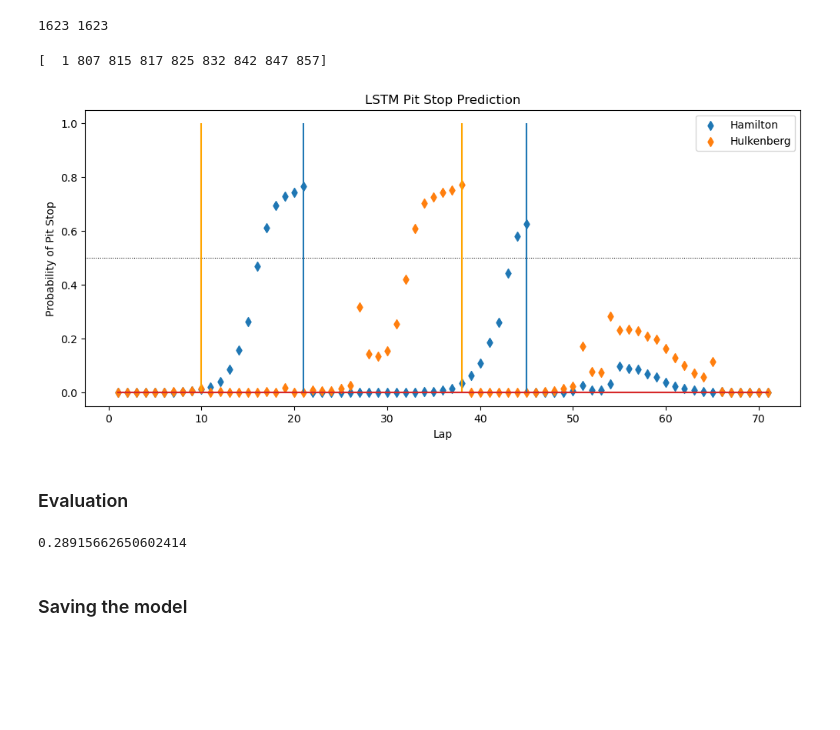
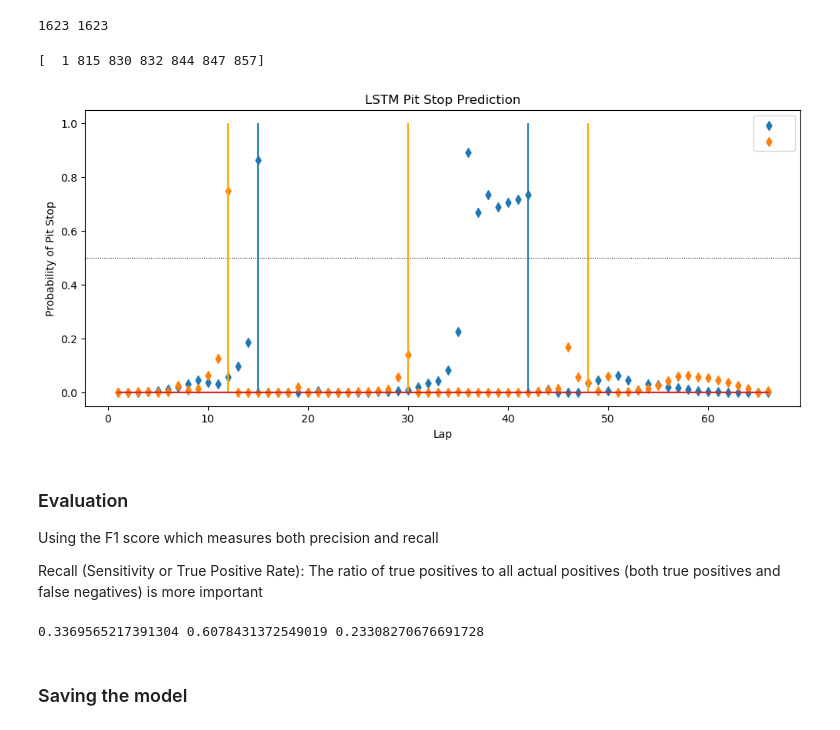
Before and after one commit to krwiles/capstone-project, a Jupyter notebook: project.ipynb, the cells around one changed output. Saved outputs shown, nothing was run; the diff lists cells and outputs as text; code cells hidden in the pictures; blank space fills up the shorter version.

```diff
--- a/project.ipynb
+++ b/project.ipynb
@@ -500,7 +485,7 @@ def LSTM_data_batches(X, y):
     j = 0
     for i in range(len(X)):
 
-        if X[i][2][4] > 0.99:
+        if X[i][2][4] > 0.999: # race progress == 1 (end of race)
             X_batches.append(X[j:i+1])
             y_batches.append(y[j:i+1])
             j = i + 1
@@ -531,11 +516,13 @@ class LSTMHybrid(nn.Module):
         )
 
     def forward(self, x):
-        # Pass through LSTM layers
-        out, _ = self.lstm(x)  # No need to initialize hidden states manually
+        hidden_states = torch.zeros(self.num_layers, x.size(0), self.hidden_size)
+        cell_states = torch.zeros(self.num_layers, x.size(0), self.hidden_size)
+
+        out, _ = self.lstm(x, (hidden_states, cell_states)) # pass through LSTM layers
         out = out[:, -1, :]  # Get the output of the last time step
 
-        # Pass through fully connected layers
+        # pass through fully connected layers
         out = self.fc_layers(out)
 
         return out
@@ -550,13 +537,15 @@ optimizer = optim.Adam(model.parameters(), lr=0.0005)
 # %% [output]
 tensor(35.4897)
 # %%
-num_epochs = 30
+num_epochs = 25
 losses = []
+data_loader = list(zip(X_train_batches, y_train_batches))
 
 for epoch in range(num_epochs):
     epoch_loss = 0
 
-    for X_batch, y_batch in zip(X_train_batches, y_train_batches):
+#    random.shuffle(data_loader)
+    for X_batch, y_batch in data_loader:
         # forward pass
         y_pred = model(X_batch)
         loss = criterion(y_pred, y_batch)
@@ -650,34 +620,40 @@ print(len(X_test_original), len(result))
 # %%
 test = df_test.copy()
 test['predictedNext'] = result
-race1 = test[test['raceId'] == 1131] # 1131 most recent
+race1 = test[test['raceId'] == 1130] # 1131 most recent
 print(race1['driverId'].unique())
-driver1_1 = race1[race1['driverId'] == 847] #1 847
-driver2_1 = race1[race1['driverId'] == 807] #807 #832 is good
+driver1_1 = race1[race1['driverId'] == 1] #1 847
+driver2_1 = race1[race1['driverId'] == 815] #807 #832 is good 815
 # %% [output]
-[  1 807 815 817 825 832 842 847 857]
+[  1 815 830 832 844 847 857]
 # %%
 plt.figure(figsize=(12,5))
 plt.axhline(y=0.5, color='black', linestyle=':', linewidth=0.75)
-plt.scatter(driver1_1['lap'], driver1_1['predictedNext'], marker='d', label='Hamilton')
+plt.scatter(driver1_1['lap'], driver1_1['predictedNext'], marker='d', label=' ')
 plt.stem(driver1_1['lap'], driver1_1['pitNext'], markerfmt='none')
-plt.scatter(driver2_1['lap'], driver2_1['predictedNext'], marker='d', label='Hulkenberg')
+plt.scatter(driver2_1['lap'], driver2_1['predictedNext'], marker='d', label=' ')
 plt.stem(driver2_1['lap'], driver2_1['pitNext'], markerfmt='none', linefmt='orange')
 plt.xlabel('Lap')
 plt.ylabel('Probability of Pit Stop')
 plt.title('LSTM Pit Stop Prediction')
 plt.legend()
 plt.show()
 # %% [output]
-[figure, old version]
+[figure, new version]
 # %% [markdown]
 ### Evaluation
+
+Using the F1 score which measures both precision and recall
+
+Recall (Sensitivity or True Positive Rate): The ratio of true positives to all actual positives (both true positives and false negatives) is more important
 # %%
-#F1 score
 f1 = f1_score((test['pitNext'] > 0), (test['predictedNext'] >= 0.5))
-print(f1)
+recall = recall_score((test['pitNext'] > 0), (test['predictedNext'] >= 0.5))
+precision = precision_score((test['pitNext'] > 0), (test['predictedNext'] >= 0.5))
+
+print(f1, recall, precision)
 # %% [output]
-0.28915662650602414
+0.3369565217391304 0.6078431372549019 0.23308270676691728
 # %% [markdown]
 ### Saving the model
 # %%
```
Also changed, not shown: parts of 13 cells of this notebook, 7 other files.
